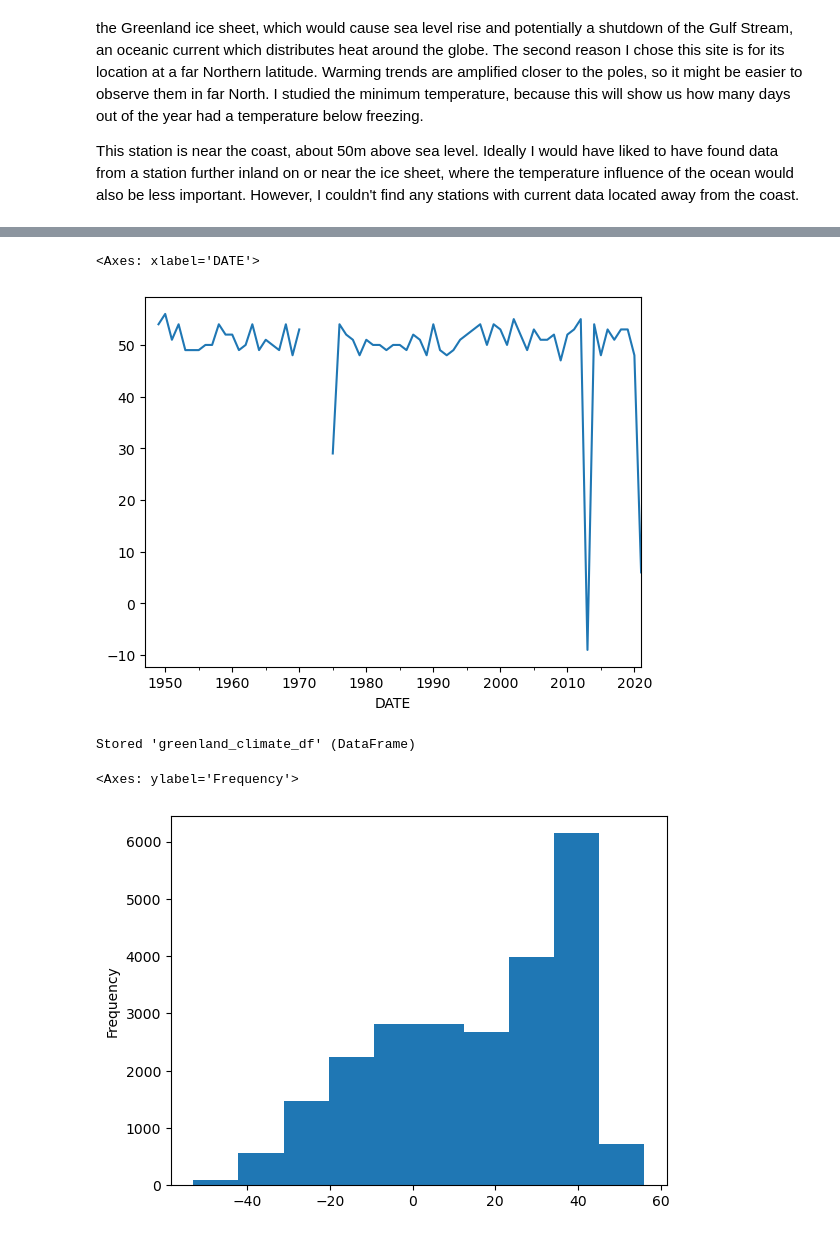
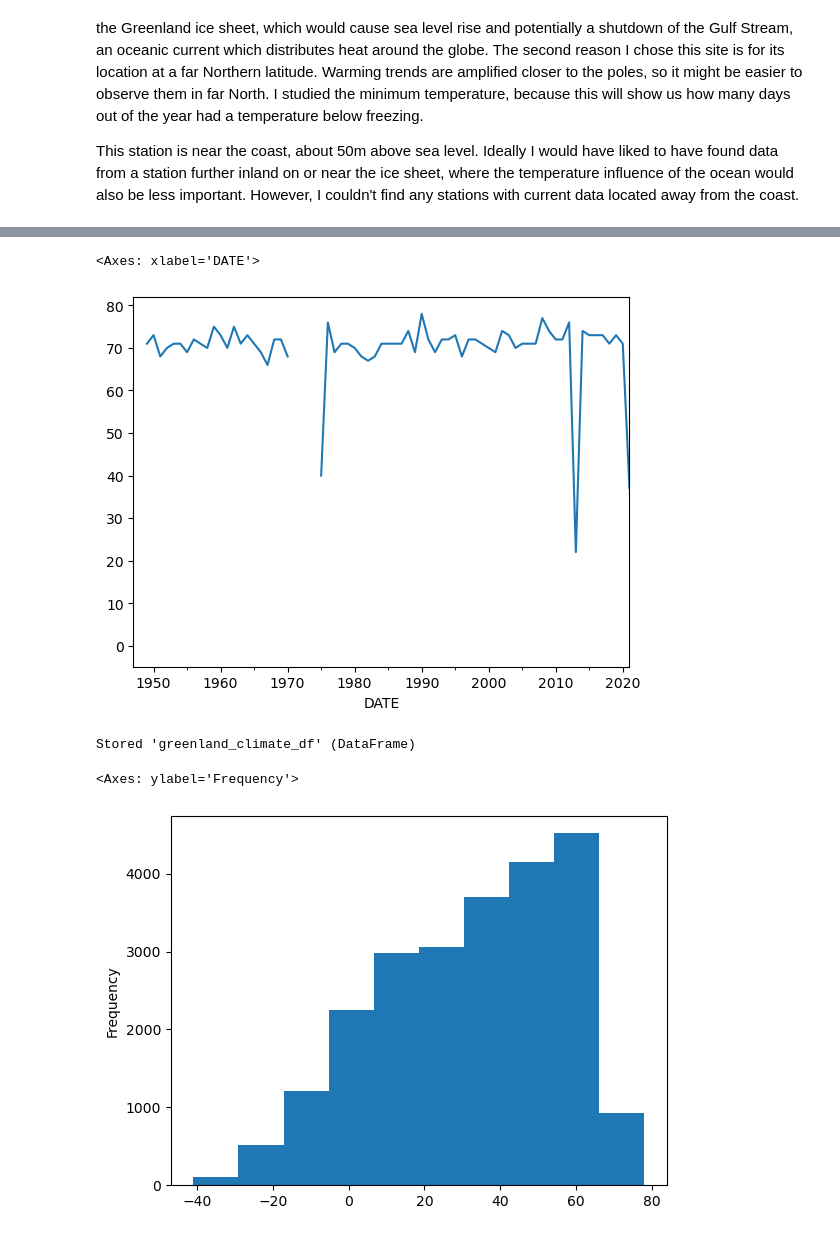
Before and after one commit to earthlab-education/climate-coding-challenge-allenmoench, a Jupyter notebook: Notebooks/Climate_Coding_Challenge/climate_12_portfolio_03.ipynb, the cells around one changed output, grey strips where cells are left out. Cells and saved outputs as stored; diff of their text form; code cells hidden in the pictures.

```diff
--- a/Notebooks/Climate_Coding_Challenge/climate_12_portfolio_03.ipynb
+++ b/Notebooks/Climate_Coding_Challenge/climate_12_portfolio_03.ipynb
@@ -12,7 +12,7 @@ import hvplot.pandas
 greenland_url = (
     'https://www.ncei.noaa.gov/access/services/da'f'ta/v1'
     '?dataset=daily-summaries'
-    '&dataTypes=TMIN,PRCP'
+    '&dataTypes=TMIN,PRCP,TMAX'
     '&stations=GLW00016504'
     '&units=standard'
     '&startDate=1947-10-01'
@@ -45,4 +45,4 @@ greenland_climate_df
 # %%
-greenland_climate_df = greenland_climate_df[['PRCP', 'TMIN']]
+greenland_climate_df = greenland_climate_df[['PRCP', 'TMIN', 'TMAX']]
 greenland_climate_df
 # %% [output]
@@ -63,9 +63,10 @@ greenland_climate_df
 # %%
-greenland_climate_df.TMIN.resample('YS').max().plot()
+#greenland_climate_df.TMIN.resample('YS').max().plot()
 #greenland_climate_df.PRCP.plot()
+greenland_climate_df.TMAX.resample('YS').max().plot()
 # %% [output]
 <Axes: xlabel='DATE'>
-[figure, old version]
+[figure, new version]
 # %%
 # store the df for later use.
 
@@ -73,10 +74,10 @@ greenland_climate_df.TMIN.resample('YS').max().plot()
 # %% [output]
 Stored 'greenland_climate_df' (DataFrame)
 # %%
-greenland_climate_df.TMIN.plot.hist()
+greenland_climate_df.TMAX.plot.hist()
 # %% [output]
 <Axes: ylabel='Frequency'>
-[figure, old version]
+[figure, new version]
 # %%
 # define a new dataframe, renaming the columns to include correct units.
 
```
Also changed, not shown: parts of 11 cells of this notebook.
